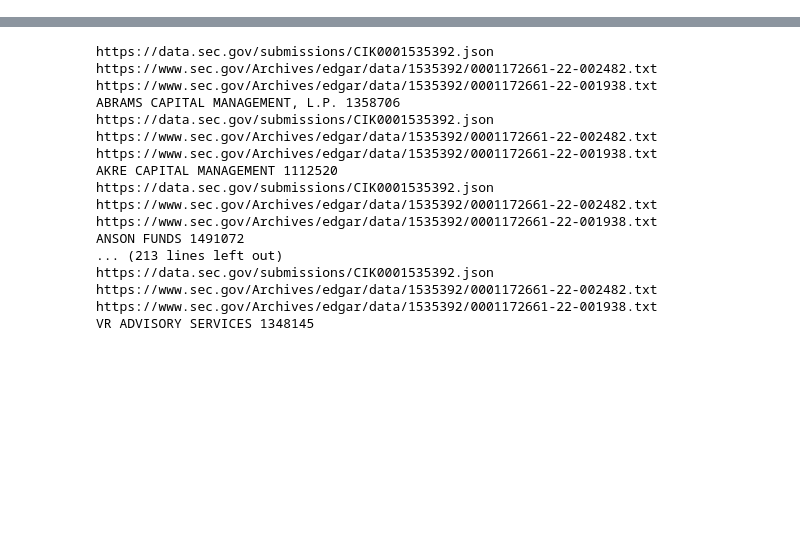
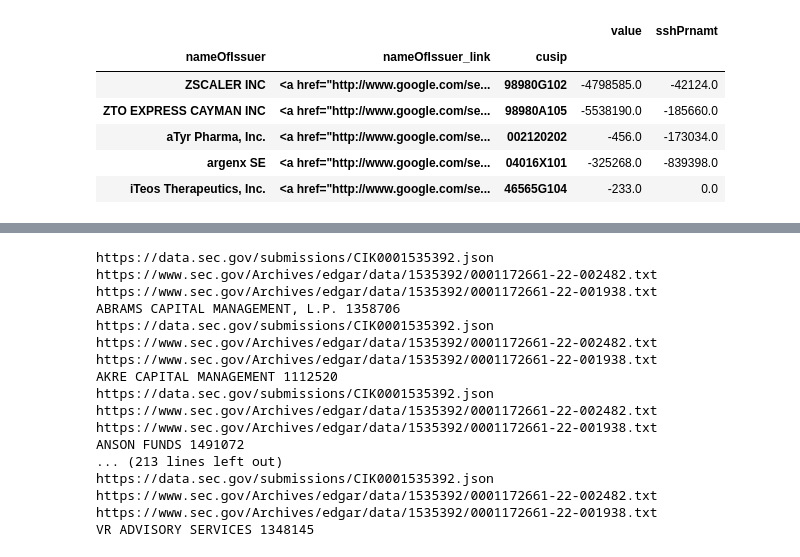
Before and after one commit to whs2k/stockFries_gha, a Jupyter notebook: notebooks/0.4.0-shorts.ipynb, the cells around one changed output, grey strips where cells are left out. Cells and saved outputs as stored; diff of their text form; code cells hidden in the pictures; blank space fills up the shorter version.

```diff
--- a/notebooks/0.4.0-shorts.ipynb
+++ b/notebooks/0.4.0-shorts.ipynb
@@ -11,0 +20,25 @@ figi_api_key = '34dada0c-5a22-4f5a-a095-739afe8fe591'
+# %%
+def process_scraped_data_(df_all_):
+    df_all_['nameOfIssuer_link'] =df_all_['nameOfIssuer'].apply(
+    lambda x: str('''<a href="http://www.google.com/search?q=stock price {}"
+        target="_blank">{}</a>'''.format(x, x)))
+    periods = list(set(df_all_.reportDate.values))
+    ninty_days_ago_ = (datetime.today() - timedelta(days=90)).strftime('%Y-%m-%d')
+    for period in periods:
+        if period > ninty_days_ago_:
+            periods.remove(period)
+    periods.sort(reverse=True)
+    print('periods: ',periods)
+    df_all_.reset_index().tail()
+    #df_all_[df_all_.reportDate == periods[0]].reset_index().tail()
+    df_current = df_all_[df_all_.reportDate == periods[0]].reset_index(drop=True)
+    print('df_current.tail(): ',df_current.tail())
+    df_previous = df_all_[df_all_.reportDate == periods[1]].reset_index(drop=True)
+    df_current_g = df_current.groupby(['nameOfIssuer','nameOfIssuer_link','cusip']).sum().sort_values('value', ascending=False)
+    df_previous_g = df_previous.groupby(['nameOfIssuer','nameOfIssuer_link','cusip']).sum().sort_values('value', ascending=False)
+    df_diff = df_current_g - df_previous_g
+    df_heavy_ = df_current_g
+    df_hot_ = df_diff[df_diff.value > 0]
+    df_cold_ = df_diff[df_diff.value < 0]
+
+    return df_heavy_, df_hot_, df_cold_
@@ -11,0 +77,2 @@ figi_api_key = '34dada0c-5a22-4f5a-a095-739afe8fe591'
+# %%
+df_heavy, df_hot, df_cold = process_scraped_data_(df_all)
@@ -11,0 +97,10 @@ figi_api_key = '34dada0c-5a22-4f5a-a095-739afe8fe591'
+# %%
+df_cold.tail()
+# %% [output]
+|  |  |  | value | sshPrnamt |
+| nameOfIssuer | nameOfIssuer_link | cusip |  |  |
+| ZSCALER INC | <a href="http://www.google.com/se... | 98980G102 | -4798585.0 | -42124.0 |
+| ZTO EXPRESS CAYMAN INC | <a href="http://www.google.com/se... | 98980A105 | -5538190.0 | -185660.0 |
+| aTyr Pharma, Inc. | <a href="http://www.google.com/se... | 002120202 | -456.0 | -173034.0 |
+| argenx SE | <a href="http://www.google.com/se... | 04016X101 | -325268.0 | -839398.0 |
+| iTeos Therapeutics, Inc. | <a href="http://www.google.com/se... | 46565G104 | -233.0 | 0.0 |
```
Also changed, not shown: parts of 8 cells of this notebook, 10 other files.
